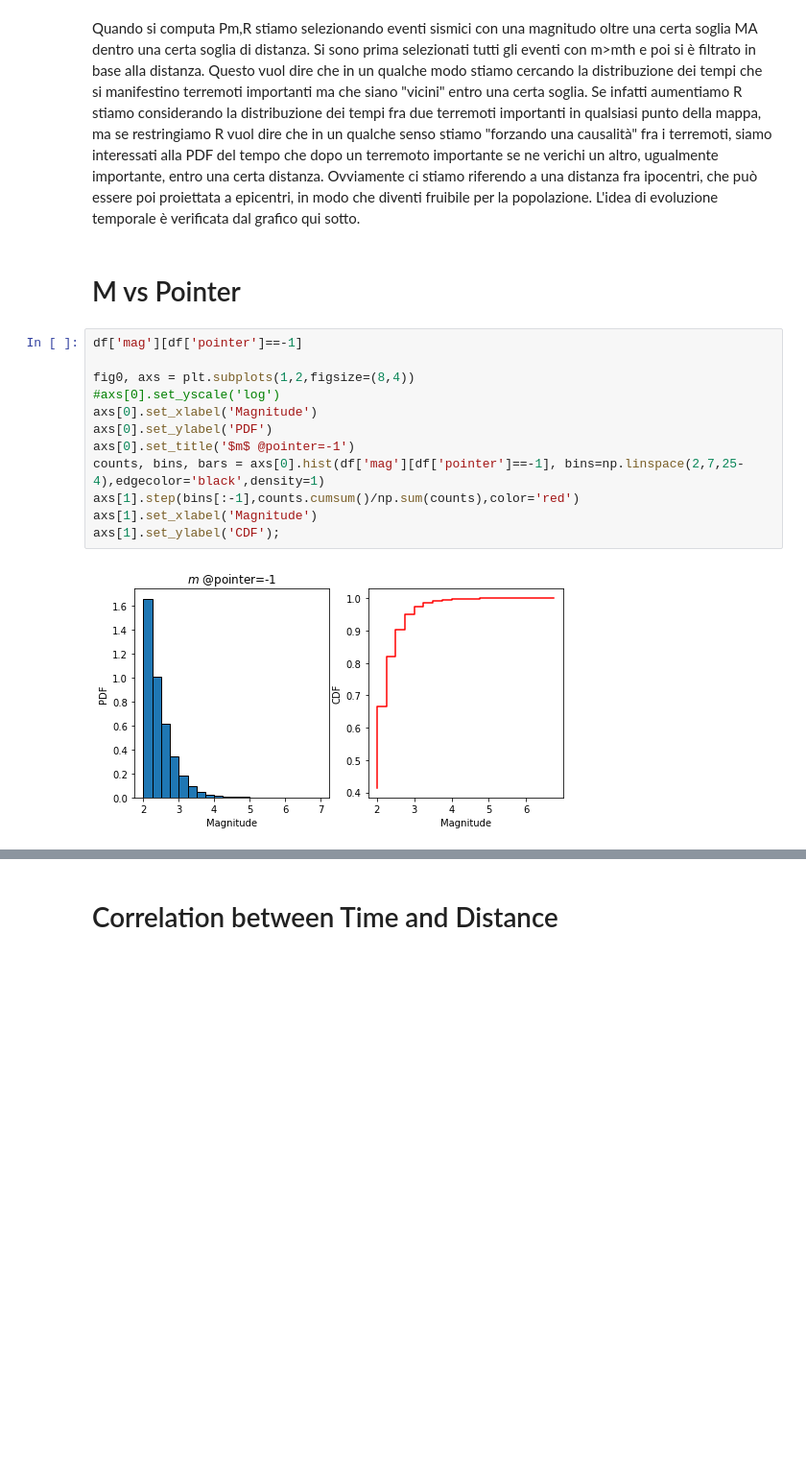
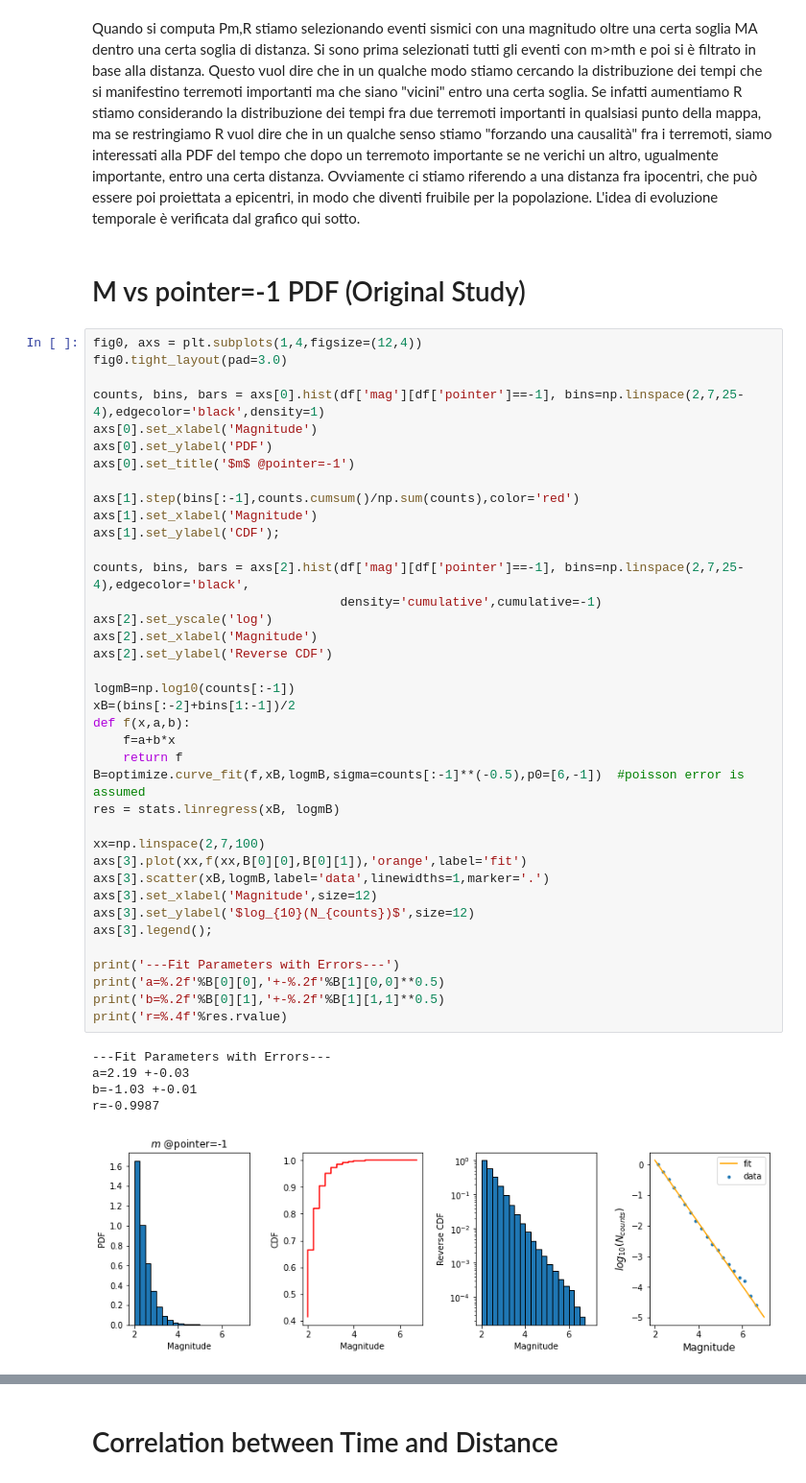
Before and after one commit to andreazanola98/Earthquake-Data-Analysis, a Jupyter notebook: Andrea.ipynb, the cells around one changed output, grey strips where cells are left out. Shown: that part at 96% size. Saved outputs shown, nothing was run; the diff lists cells and outputs as text; blank space fills up the shorter version.

```diff
--- a/Andrea.ipynb
+++ b/Andrea.ipynb
@@ -79,19 +81,49 @@ for i in range(2):
 # %% [markdown]
 Quando si computa Pm,R stiamo selezionando eventi sismici con una magnitudo oltre una certa soglia MA dentro una certa soglia di distanza. Si sono prima selezionati tutti gli eventi con m>mth e poi si è filtrato in base alla distanza. Questo vuol dire che in un qualche modo stiamo cercando la distribuzione dei tempi che si manifestino terremoti importanti ma che siano "vicini" entro una certa soglia. Se infatti aumentiamo R stiamo considerando la distribuzione dei tempi fra due terremoti importanti in qualsiasi punto della mappa, ma se restringiamo R vuol dire che in un qualche senso stiamo "forzando una causalità" fra i terremoti, siamo interessati alla PDF del tempo che dopo un terremoto importante se ne verichi un altro, ugualmente importante, entro una certa distanza. Ovviamente ci stiamo riferendo a una distanza fra ipocentri, che può essere poi proiettata a epicentri, in modo che diventi fruibile per la popolazione. L'idea di evoluzione temporale è verificata dal grafico qui sotto.
 # %% [markdown]
-# M vs Pointer
+# M vs pointer=-1 PDF (Original Study)
-# %%
-df['mag'][df['pointer']==-1]
-
-fig0, axs = plt.subplots(1,2,figsize=(8,4))
-#axs[0].set_yscale('log')
-axs[0].set_xlabel('Magnitude')
-axs[0].set_ylabel('PDF')
-axs[0].set_title('$m$ @pointer=-1')
-counts, bins, bars = axs[0].hist(df['mag'][df['pointer']==-1], bins=np.linspace(2,7,25-4),edgecolor='black',density=1)
-axs[1].step(bins[:-1],counts.cumsum()/np.sum(counts),color='red')
-axs[1].set_xlabel('Magnitude')
-axs[1].set_ylabel('CDF');
-# %% [output]
-[figure, removed]
+# %%
+fig0, axs = plt.subplots(1,4,figsize=(12,4))
+fig0.tight_layout(pad=3.0)
+
+counts, bins, bars = axs[0].hist(df['mag'][df['pointer']==-1], bins=np.linspace(2,7,25-4),edgecolor='black',density=1)
+axs[0].set_xlabel('Magnitude')
+axs[0].set_ylabel('PDF')
+axs[0].set_title('$m$ @pointer=-1')
+
+axs[1].step(bins[:-1],counts.cumsum()/np.sum(counts),color='red')
+axs[1].set_xlabel('Magnitude')
+axs[1].set_ylabel('CDF');
+
+counts, bins, bars = axs[2].hist(df['mag'][df['pointer']==-1], bins=np.linspace(2,7,25-4),edgecolor='black',
+                                 density='cumulative',cumulative=-1)
+axs[2].set_yscale('log')
+axs[2].set_xlabel('Magnitude')
+axs[2].set_ylabel('Reverse CDF')
+
+logmB=np.log10(counts[:-1])
+xB=(bins[:-2]+bins[1:-1])/2
+def f(x,a,b):
+    f=a+b*x
+    return f
+B=optimize.curve_fit(f,xB,logmB,sigma=counts[:-1]**(-0.5),p0=[6,-1])  #poisson error is assumed
+res = stats.linregress(xB, logmB)
+
+xx=np.linspace(2,7,100)
+axs[3].plot(xx,f(xx,B[0][0],B[0][1]),'orange',label='fit')
+axs[3].scatter(xB,logmB,label='data',linewidths=1,marker='.')
+axs[3].set_xlabel('Magnitude',size=12)
+axs[3].set_ylabel('$log_{10}(N_{counts})$',size=12)
+axs[3].legend();
+
+print('---Fit Parameters with Errors---')
+print('a=%.2f'%B[0][0],'+-%.2f'%B[1][0,0]**0.5)
+print('b=%.2f'%B[0][1],'+-%.2f'%B[1][1,1]**0.5)
+print('r=%.4f'%res.rvalue)
+# %% [output]
+---Fit Parameters with Errors---
+a=2.19 +-0.03
+b=-1.03 +-0.01
+r=-0.9987
+[figure, added]
 # %% [markdown]
```
Also changed, not shown: parts of 15 cells of this notebook.
